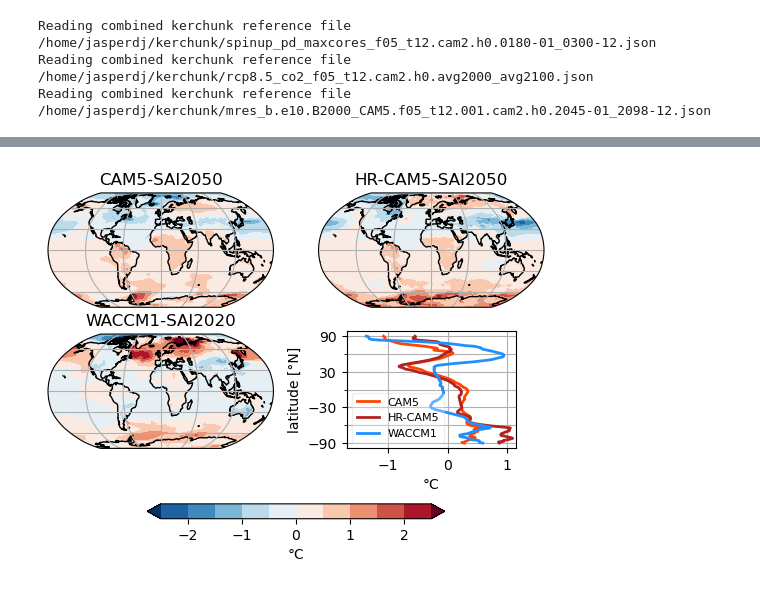
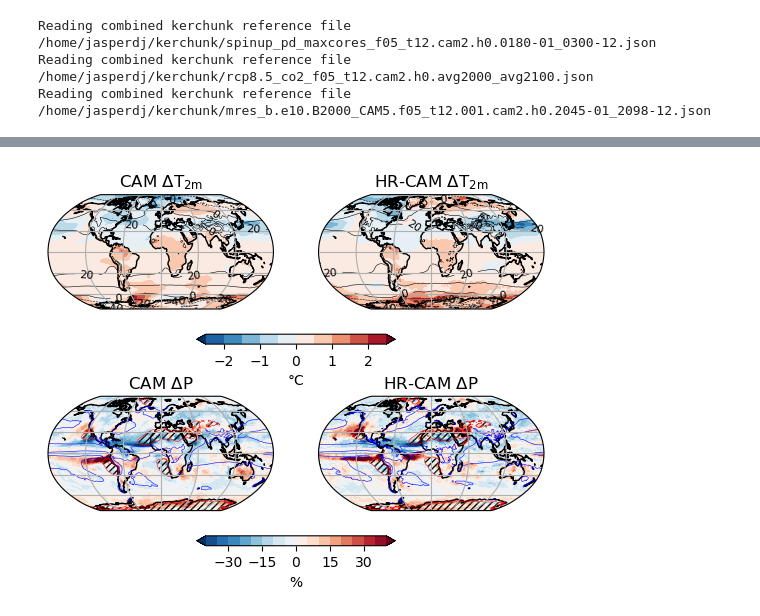
Before and after one commit to JdeJong96/CESM-CAM_SAI, a Jupyter notebook: results/CESM1.0.4results.ipynb, the cells around one changed output, grey strips where cells are left out. Drawn from its saved outputs; the diff is of its cells as text; code cells hidden in the pictures.

Commit message:
update CESM1 plots

```diff
--- a/results/CESM1.0.4results.ipynb
+++ b/results/CESM1.0.4results.ipynb
@@ -376,44 +358,74 @@ Wall time: 5.42 s
+# %%
+tslice1c = slice('1990','2009') # reference CAM
+tslice1w = slice('2010','2029') # reference WACCM
+tslice2 = slice('2075','2095')  # analysis period
+
+TREFHT = {
+    'cam.lr.spin.i': lresCAM['spinup']['TREFHT'].sel(time=tslice1c).mean('time').compute(),
+    'cam.lr.sai50.f': lresCAM['sai2050']['TREFHT'].sel(time=tslice2).mean('time').compute(),
+    'cam.mr.spin.i': mresCAM['spinup']['TREFHT'].sel(time=tslice1c).mean('time').compute(),
+    'cam.mr.sai50.f': mresCAM['sai2050']['TREFHT'].sel(time=tslice2).mean('time').compute(),
+}
+
+PRECT = {
+    'cam.lr.spin.i': lresCAM['spinup']['PRECT'].sel(time=tslice1c).mean('time').compute(),
+    'cam.lr.sai50.f': lresCAM['sai2050']['PRECT'].sel(time=tslice2).mean('time').compute(),
+    'cam.mr.spin.i': mresCAM['spinup']['PRECT'].sel(time=tslice1c).mean('time').compute(),
+    'cam.mr.sai50.f': mresCAM['sai2050']['PRECT'].sel(time=tslice2).mean('time').compute(),
+}
 # %%
-cfkwargs = {'transform':ccrs.PlateCarree(), 'levels':np.linspace(-2.5,2.5,11), 'extend':'both', 'add_colorbar':False}
+cfkwargs1 = {'transform':ccrs.PlateCarree(), 'levels':np.linspace(-2.5,2.5,11), 'extend':'both', 'add_colorbar':False} # TREFHT maps
+cfkwargs2 = {'transform':ccrs.PlateCarree(), 'levels':np.arange(-40,40.1,5), 'extend':'both', 'add_colorbar':False} # PRECT maps
+cfkwargs3 = dict(hatches=['/////'], alpha=0, add_colorbar=False, transform=ccrs.PlateCarree()) # PRECT hatching maps
+cskwargs1 = dict(levels=range(-50,41,10), colors='k', linewidths=0.4, transform=ccrs.PlateCarree()) # TREFHT contours
+cskwargs2 = dict(levels=[0.5,4], colors=['r','b'], transform=ccrs.PlateCarree(), linewidths=0.4) # PRECT contours
+
+
 cols = ['orangered','firebrick','dodgerblue']
 labels = ['CAM5', 'HR-CAM5', 'WACCM1']
-#fig, axs = plt.subplots(3,2, figsize=(8,5), height_ratios=[1,1,.5], subplot_kw={'projection':ccrs.Robinson()})
+fac = 3.6e6*24 # conversion m/s to mm/day
+
 fig = plt.figure()
-# map plots
+
 ax1 = fig.add_subplot(221, projection=ccrs.Robinson())
-p1 = da1.plot.contourf(ax=ax1, **cfkwargs)
+p1 = (TREFHT['cam.lr.sai50.f']-TREFHT['cam.lr.spin.i']).plot.contourf(ax=ax1, **cfkwargs1)
+p1c = (TREFHT['cam.lr.spin.i']-273.15).plot.contour(ax=ax1, **cskwargs1)
+ax1.clabel(p1c, levels=p1c.levels[1::2], fontsize=8)
 
 ax2 = fig.add_subplot(222, projection=ccrs.Robinson())
-p2 = da2.plot.contourf(ax=ax2, **cfkwargs)
+p2 = (TREFHT['cam.mr.sai50.f']-TREFHT['cam.mr.spin.i']).plot.contourf(ax=ax2, **cfkwargs1)
+p2c = (TREFHT['cam.mr.spin.i']-273.15).plot.contour(ax=ax2, **cskwargs1)
+ax2.clabel(p2c, levels=p2c.levels[1::2], fontsize=8)
 
 ax3 = fig.add_subplot(223, projection=ccrs.Robinson())
-p3 = da3.plot.contourf(ax=ax3, **cfkwargs)
+p3 = ((PRECT['cam.lr.sai50.f']-PRECT['cam.lr.spin.i'])/PRECT['cam.lr.spin.i']*100).plot.contourf(ax=ax3, **cfkwargs2)
+cs = (PRECT['cam.lr.spin.i']*fac).plot.contour(ax=ax3, **cskwargs2)
+ch = (PRECT['cam.lr.spin.i']*fac).where(PRECT['cam.lr.spin.i']*fac<cskwargs2['levels'][0], np.nan).plot.contourf(ax=ax3, **cfkwargs3)
 
-# zonal mean plots
-ax4 = fig.add_subplot(224, aspect=0.01)
-for i,(k,v) in enumerate(da4.items()):
-    v.plot(ax=ax4, y='lat', label=labels[i], c=cols[i], lw=2)
+ax4 = fig.add_subplot(224, projection=ccrs.Robinson())
+p4 = ((PRECT['cam.mr.sai50.f']-PRECT['cam.mr.spin.i'])/PRECT['cam.mr.spin.i']*100).plot.contourf(ax=ax4, **cfkwargs2)
+cs = (PRECT['cam.mr.spin.i']*fac).plot.contour(ax=ax4, **cskwargs2)
+ch = (PRECT['cam.mr.spin.i']*fac).where(PRECT['cam.mr.spin.i']*fac<cskwargs2['levels'][0], np.nan).plot.contourf(ax=ax4, **cfkwargs3)
 
-ax1.set_title('CAM5-SAI2050')
-ax2.set_title('HR-CAM5-SAI2050')
-ax3.set_title('WACCM1-SAI2020')
-ax4.set_yticks(range(-90,91,60), minor=False)
-ax4.set_yticks(range(-90,91,30), minor=True)
-ax4.set_xlim([-1.7,1.15])
-ax4.set_xlabel('°C')
-ax4.set_ylabel('latitude [°N]')
-ax4.grid(which='both')
-ax4.legend(prop={'size':8}, framealpha=0.3)
 
-for ax in (ax1,ax2,ax3):
+ax1.set_title(r'CAM $\Delta$T$_{2\mathrm{m}}$')
+ax2.set_title(r'HR-CAM $\Delta$T$_{2\mathrm{m}}$')
+ax3.set_title(r'CAM $\Delta$P')
+ax4.set_title(r'HR-CAM $\Delta$P')
+for ax in (ax1,ax2,ax3,ax4):
     ax.gridlines()
     ax.coastlines()
 
-cb = fig.colorbar(p3, ax=[ax1,ax2,ax3,ax4], orientation='horizontal', shrink=0.6)
-cb.ax.set_xlabel('°C')
-cb.ax.set_xticks(range(-2,3,1))
-cb.ax.set_xticks([], minor=True)
+cb1 = fig.colorbar(p2, ax=[ax1,ax2], orientation='horizontal', shrink=0.4)
+cb1.ax.set_xlabel('°C')
+cb1.ax.set_xticks(range(-2,3,1))
+cb1.ax.set_xticks([], minor=True)
 
-fig.savefig('figures/cesm1.TREFHT.SAI-REF.pdf', bbox_inches='tight')
+cb2 = fig.colorbar(p4, ax=[ax3,ax4], orientation='horizontal', shrink=0.4)
+cb2.ax.set_xlabel('%')
+cb2.ax.set_xticks(np.arange(-30,31,15))
+cb2.ax.set_xticks([], minor=True)
+
+fig.savefig('figures/cesm1.TREFHT_PRECT.SAI-REF.pdf', bbox_inches='tight')
 # %% [output]
-[figure, old version]
+[figure, new version]
```
Also changed, not shown: parts of 12 cells of this notebook, 9 other files.
